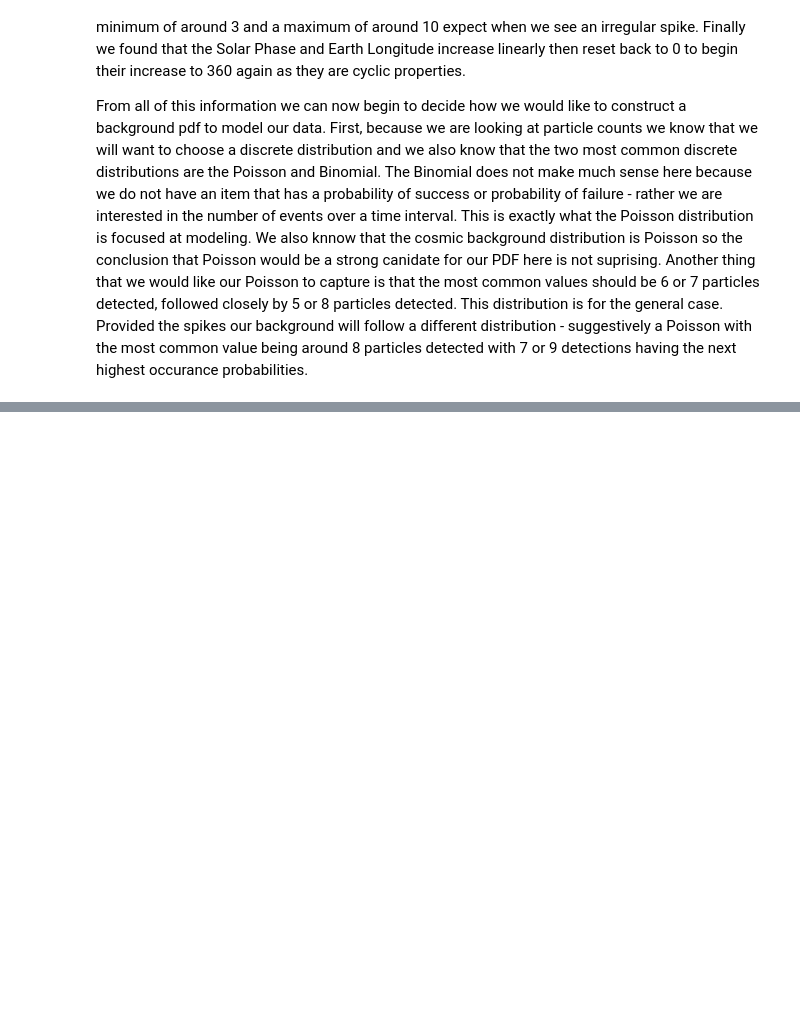
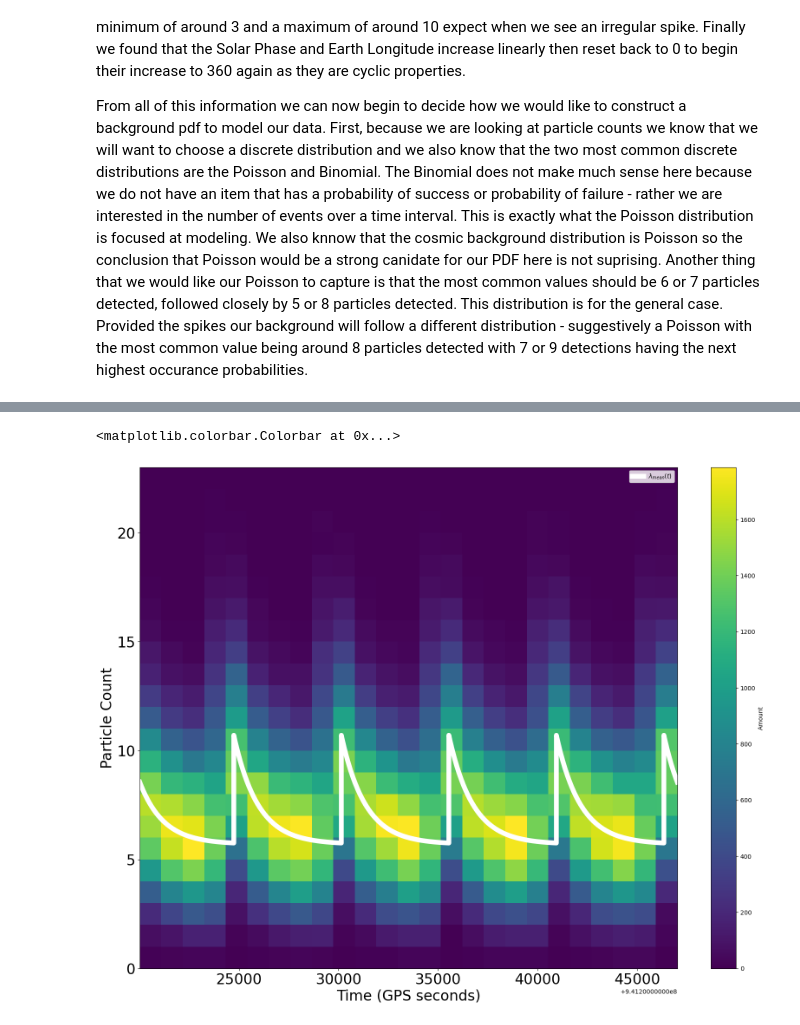
Before and after one commit to williamdolsen/phys434-21au, a Jupyter notebook: labs/lab4/lab4.ipynb, the cells around one changed output, grey strips where cells are left out. Saved outputs shown, nothing was run; the diff lists cells and outputs as text; code cells hidden in the pictures; blank space fills up the shorter version.

```diff
--- a/labs/lab4/lab4.ipynb
+++ b/labs/lab4/lab4.ipynb
@@ -206,0 +309,33 @@ hf.close()
+# %%
+# lets define a function for our distribution
+def cosmic_pdf_lambda(times):
+    t_start = 940680016.0
+    phi_start = 45
+    T_orbit = 5400
+
+    cycle_fraction = ((times - t_start) % T_orbit) / T_orbit
+
+    longitude = (phi_start + (360 * cycle_fraction)) % 360
+
+    lambdas = 5 * np.power(np.e, -(longitude)/80) + 5.7
+
+    return lambdas
+# %%
+times_pdf_1, particle_counts_pdf_1 = get_subset(times, metadata, num_particles_idx, 100*orbit_period, 5*orbit_period)
+
+cosmic_means = cosmic_pdf_lambda(times_pdf_1)
+
+fig, ax = plt.subplots(1, 1)
+
+hh = ax.hist2d(times_pdf_1, particle_counts_pdf_1, bins=25)
+plt.plot(times_pdf_1, cosmic_means, linewidth=8, color='w', label='$\lambda_{mean}(t)$')
+plt.tick_params(labelsize=24)
+plt.ylim(0, 23)
+plt.xlabel('Time (GPS seconds)', fontsize=24)
+plt.ylabel('Particle Count', fontsize=24)
+plt.legend()
+
+fig.colorbar(hh[3], ax=ax, label='Amount')
+# %% [output]
+<matplotlib.colorbar.Colorbar at 0x...>
+[figure, added]
```
Also changed, not shown: parts of 24 cells of this notebook.
